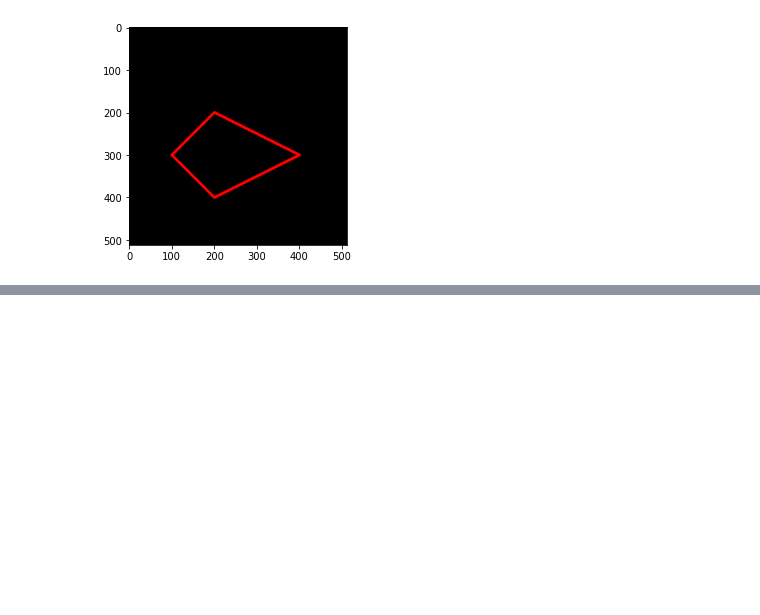
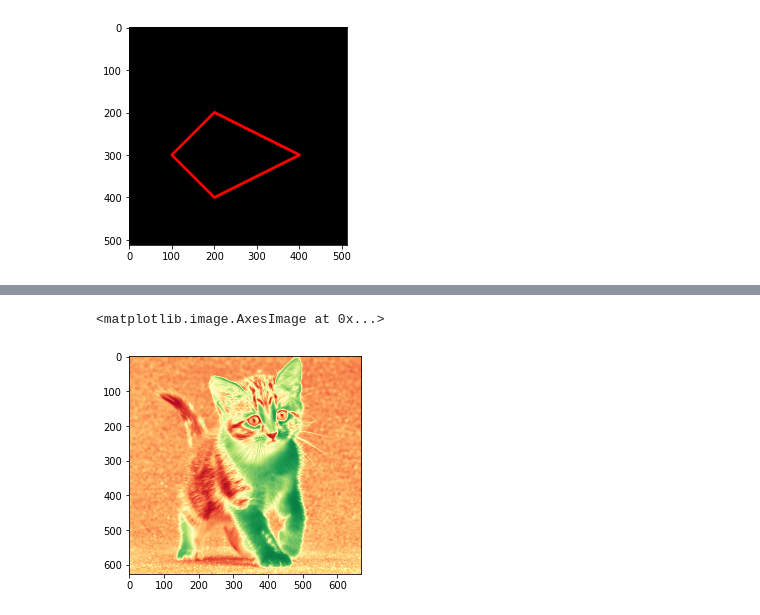
Before and after one commit to MuhammadDhiyaul/PCVK_Genap_2022, a Jupyter notebook: Week2.ipynb, the cells around one changed output, grey strips where cells are left out. Drawn from its saved outputs; the diff is of its cells as text; code cells hidden in the pictures; blank space fills up the shorter version.

```diff
--- a/Week2.ipynb
+++ b/Week2.ipynb
@@ -185,0 +236,5 @@ plt.imshow(black_img2)
+# %%
+plt.imshow(img_gray, cmap='RdYlGn')
+# %% [output]
+<matplotlib.image.AxesImage at 0x...>
+[figure, added]
```
Also changed, not shown: parts of 17 cells of this notebook.
